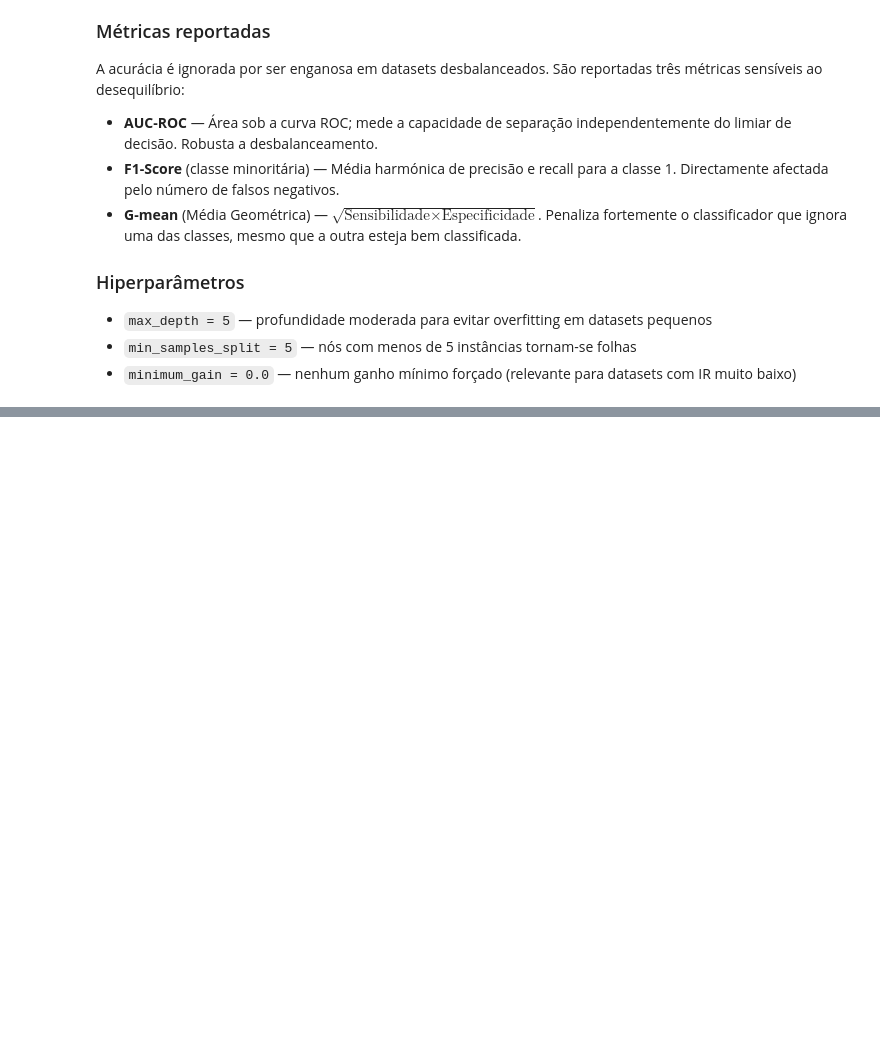
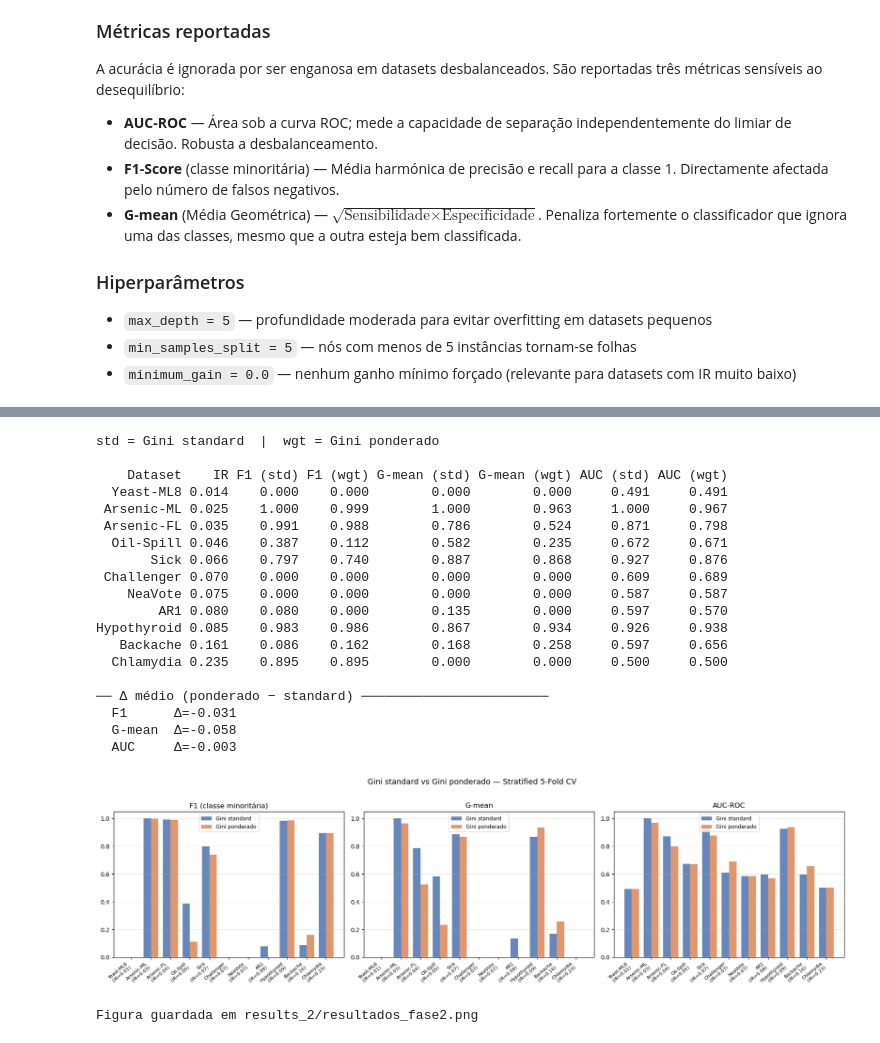
Before and after one commit to amarcos20/projeto_investigacao_AP1, a Jupyter notebook: notebook_experimental.ipynb, the cells around one changed output, grey strips where cells are left out. Drawn from its saved outputs; the diff is of its cells as text; code cells hidden in the pictures; blank space fills up the shorter version.

```diff
--- a/notebook_experimental.ipynb
+++ b/notebook_experimental.ipynb
@@ -671,0 +662,66 @@ Esta abordagem combina duas adaptações complementares: os splits direccionam a
+# %%
+RESULTS_DIR2 = Path("results_2")
+RESULTS_DIR2.mkdir(exist_ok=True)
+
+# ── Tabela comparativa ────────────────────────────────────────────────────────
+df_show2 = df_results2[["Dataset", "ir", "std_f1", "wgt_f1", "std_gm", "wgt_gm", "std_auc", "wgt_auc"]].copy()
+df_show2.columns = ["Dataset", "IR", "F1 (std)", "F1 (wgt)", "G-mean (std)", "G-mean (wgt)", "AUC (std)", "AUC (wgt)"]
+df_show2 = df_show2.sort_values("IR")
+print("std = Gini standard  |  wgt = Gini ponderado\n")
+print(df_show2.to_string(index=False))
+
+print("\n── Δ médio (ponderado − standard) ────────────────────────")
+for label, cs, cw in [("F1    ", "_std_f1", "_wgt_f1"), ("G-mean", "_std_gm", "_wgt_gm"), ("AUC   ", "_std_auc", "_wgt_auc")]:
+    delta = (df_results2[cw] - df_results2[cs]).mean()
+    print(f"  {label}  Δ={delta:+.3f}")
+
+# ── Gráfico comparativo ───────────────────────────────────────────────────────
+fig, axes = plt.subplots(1, 3, figsize=(18, 5))
+metrics2 = [("F1 (classe minoritária)", "_std_f1", "_wgt_f1"),
+            ("G-mean",                  "_std_gm", "_wgt_gm"),
+            ("AUC-ROC",                 "_std_auc","_wgt_auc")]
+
+df_s2 = df_results2.sort_values("ir")
+x2    = np.arange(len(df_s2))
+bw    = 0.38
+
+for ax, (name, cs, cw) in zip(axes, metrics2):
+    ax.bar(x2 - bw/2, df_s2[cs], bw, label="Gini standard",  color="#4C72B0", alpha=0.85)
+    ax.bar(x2 + bw/2, df_s2[cw], bw, label="Gini ponderado", color="#DD8452", alpha=0.85)
+    ax.set_xticks(x2)
+    ax.set_xticklabels(
+        [f"{r['Dataset']}\n(IR={r['ir']:.2f})" for _, r in df_s2.iterrows()],
+        rotation=40, ha="right", fontsize=8
+    )
+    ax.set_ylim(0, 1.05)
+    ax.set_title(name)
+    ax.legend(fontsize=9)
+    ax.grid(axis="y", alpha=0.3)
+
+plt.suptitle("Gini standard vs Gini ponderado — Stratified 5-Fold CV", fontsize=13, y=1.02)
+plt.tight_layout()
+plt.savefig(RESULTS_DIR2 / "resultados_fase2.png", dpi=150, bbox_inches="tight")
+plt.show()
+print("Figura guardada em results_2/resultados_fase2.png")
+# %% [output]
+std = Gini standard  |  wgt = Gini ponderado
+
+    Dataset    IR F1 (std) F1 (wgt) G-mean (std) G-mean (wgt) AUC (std) AUC (wgt)
+  Yeast-ML8 0.014    0.000    0.000        0.000        0.000     0.491     0.491
+ Arsenic-ML 0.025    1.000    0.999        1.000        0.963     1.000     0.967
+ Arsenic-FL 0.035    0.991    0.988        0.786        0.524     0.871     0.798
+  Oil-Spill 0.046    0.387    0.112        0.582        0.235     0.672     0.671
+       Sick 0.066    0.797    0.740        0.887        0.868     0.927     0.876
+ Challenger 0.070    0.000    0.000        0.000        0.000     0.609     0.689
+    NeaVote 0.075    0.000    0.000        0.000        0.000     0.587     0.587
+        AR1 0.080    0.080    0.000        0.135        0.000     0.597     0.570
+Hypothyroid 0.085    0.983    0.986        0.867        0.934     0.926     0.938
+   Backache 0.161    0.086    0.162        0.168        0.258     0.597     0.656
+  Chlamydia 0.235    0.895    0.895        0.000        0.000     0.500     0.500
+
+── Δ médio (ponderado − standard) ────────────────────────
+  F1      Δ=-0.031
+  G-mean  Δ=-0.058
+  AUC     Δ=-0.003
+[figure, added]
+Figura guardada em results_2/resultados_fase2.png
```
Also changed, not shown: parts of 19 cells of this notebook, 4 other files.
